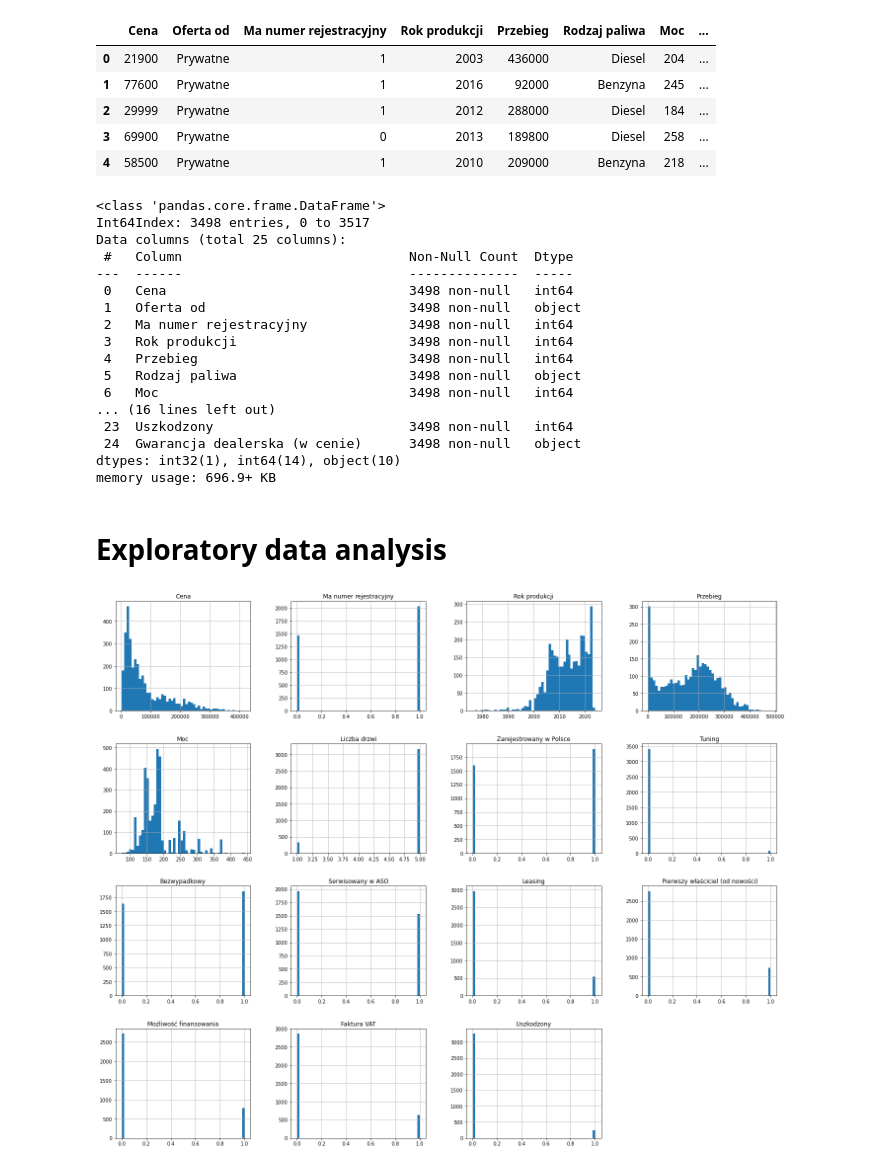
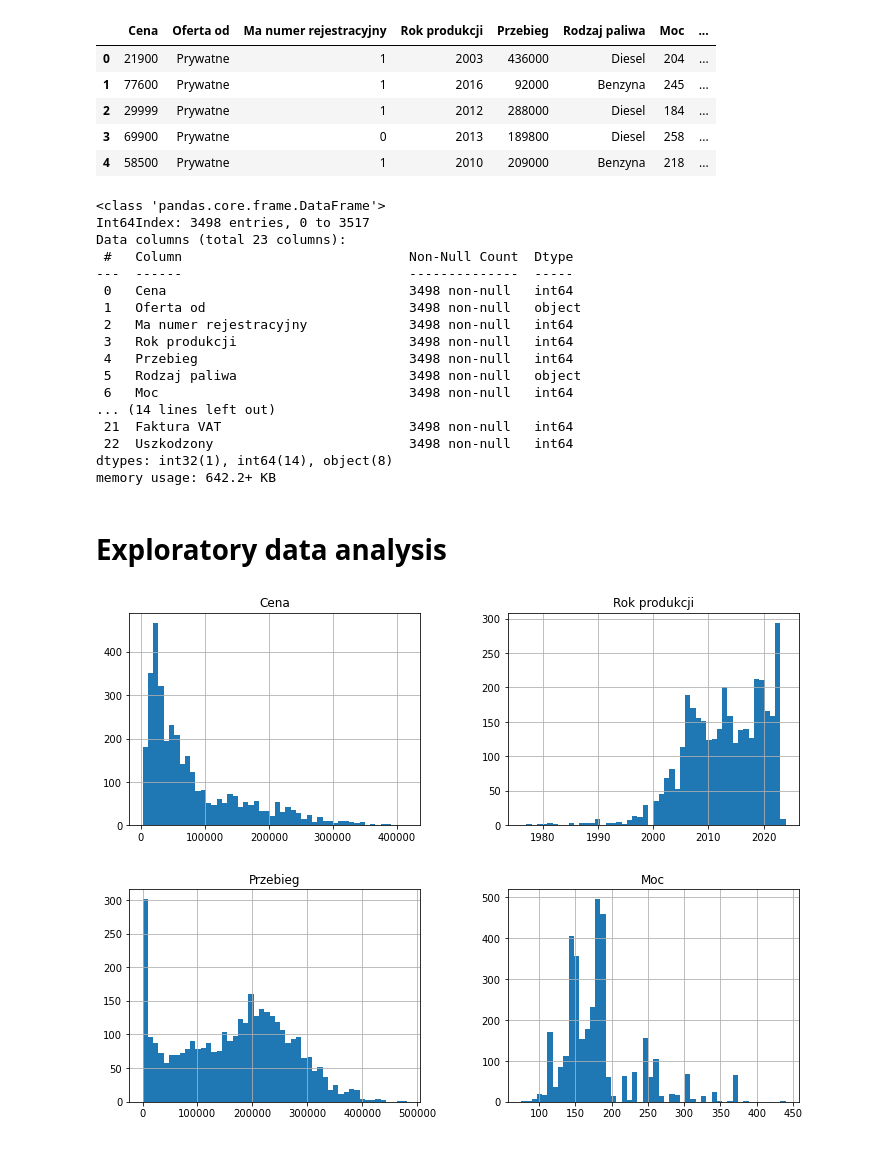
Before and after one commit to WaznyKamo/BMW-3-market_analysis_and_price_prediction, a Jupyter notebook: BMW 3 price analysis and prediction.ipynb, the cells around one changed output. Saved outputs shown, nothing was run; the diff lists cells and outputs as text; code cells hidden in the pictures.

Commit message:
EDA numeric and categories visualisation, price by year plot

```diff
--- a/BMW 3 price analysis and prediction.ipynb
+++ b/BMW 3 price analysis and prediction.ipynb
@@ -134,7 +136,7 @@ data = data[data['Liczba pozostałych rat'].isnull()]
 # %%
 # Droping the columns that are have not enough values to be significant
 data = data.drop(['lub do (przebieg km)', 'VAT marża', 'Miesięczna rata', 'Opłata początkowa', 'Liczba pozostałych rat',
-       'Zarejestrowany jako zabytek', 'Wartość wykupu', 'Autonomia', 'Kierownica po prawej (Anglik)'], axis=1)
+       'Zarejestrowany jako zabytek', 'Wartość wykupu', 'Autonomia', 'Kierownica po prawej (Anglik)', 'Okres gwarancji producenta', 'Gwarancja dealerska (w cenie)'], axis=1)
 # %%
 data.groupby(['Napęd'])['Napęd'].count()
 # %% [output]
@@ -208,7 +185,7 @@ data.info()
 # %% [output]
 <class 'pandas.core.frame.DataFrame'>
 Int64Index: 3498 entries, 0 to 3517
-Data columns (total 25 columns):
+Data columns (total 23 columns):
  #   Column                             Non-Null Count  Dtype
 ---  ------                             --------------  -----
  0   Cena                               3498 non-null   int64
@@ -218,17 +195,17 @@ Data columns (total 25 columns):
  4   Przebieg                           3498 non-null   int64
  5   Rodzaj paliwa                      3498 non-null   object
  6   Moc                                3498 non-null   int64
-... (16 lines left out)
- 23  Uszkodzony                         3498 non-null   int64
- 24  Gwarancja dealerska (w cenie)      3498 non-null   object
-dtypes: int32(1), int64(14), object(10)
-memory usage: 696.9+ KB
+... (14 lines left out)
+ 21  Faktura VAT                        3498 non-null   int64
+ 22  Uszkodzony                         3498 non-null   int64
+dtypes: int32(1), int64(14), object(8)
+memory usage: 642.2+ KB
 # %% [markdown]
 # Exploratory data analysis
 # %%
-data_numeric = data.select_dtypes(include=np.number)
+numeric_columns = ['Cena', 'Rok produkcji', 'Przebieg', 'Moc']
 
-data_numeric.hist(bins=50, figsize=(24,20))
+data[numeric_columns].hist(bins=50, figsize=(12,9))
 plt.show()
 # %% [output]
-[figure, old version]
+[figure, new version]
```
Also changed, not shown: parts of 8 cells of this notebook.
